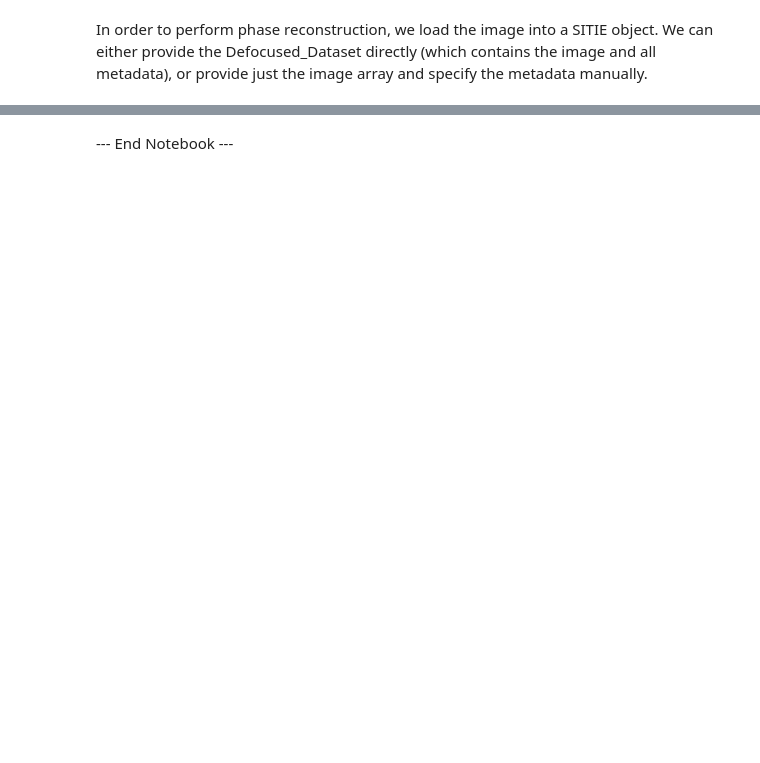
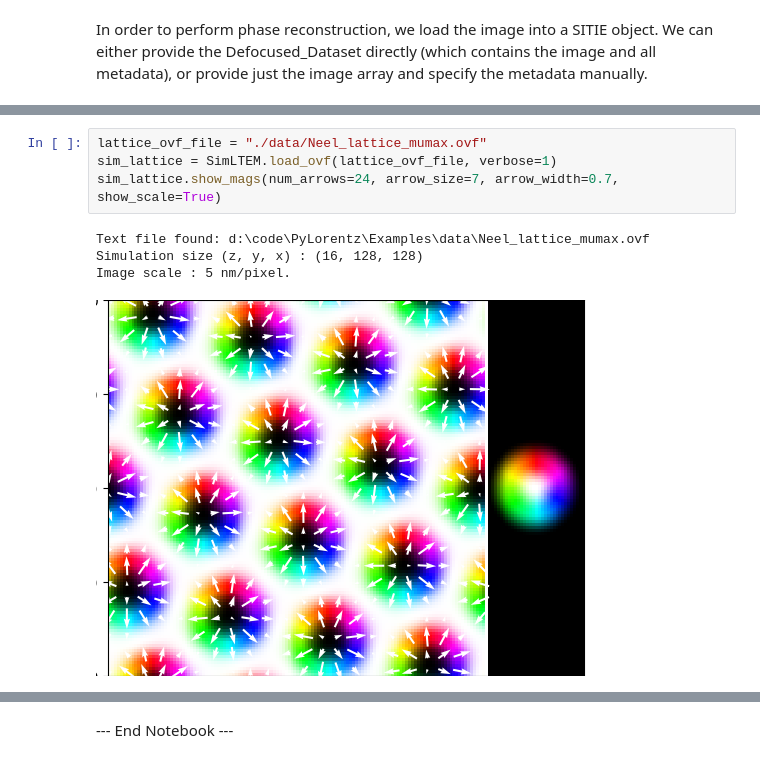
Before and after one commit to PyLorentz/PyLorentz, a Jupyter notebook: Examples/02_SIM_demo.ipynb, the cells around one changed output, grey strips where cells are left out. Cells and saved outputs as stored; diff of their text form; blank space fills up the shorter version.

```diff
--- a/Examples/02_SIM_demo.ipynb
+++ b/Examples/02_SIM_demo.ipynb
@@ -306,0 +313,9 @@ plt.show()
+# %%
+lattice_ovf_file = "./data/Neel_lattice_mumax.ovf"
+sim_lattice = SimLTEM.load_ovf(lattice_ovf_file, verbose=1)
+sim_lattice.show_mags(num_arrows=24, arrow_size=7, arrow_width=0.7, show_scale=True)
+# %% [output]
+Text file found: d:\code\PyLorentz\Examples\data\Neel_lattice_mumax.ovf
+Simulation size (z, y, x) : (16, 128, 128)
+Image scale : 5 nm/pixel.
+[figure, added]
```
Also changed, not shown: parts of 18 cells of this notebook, 11 other files.
